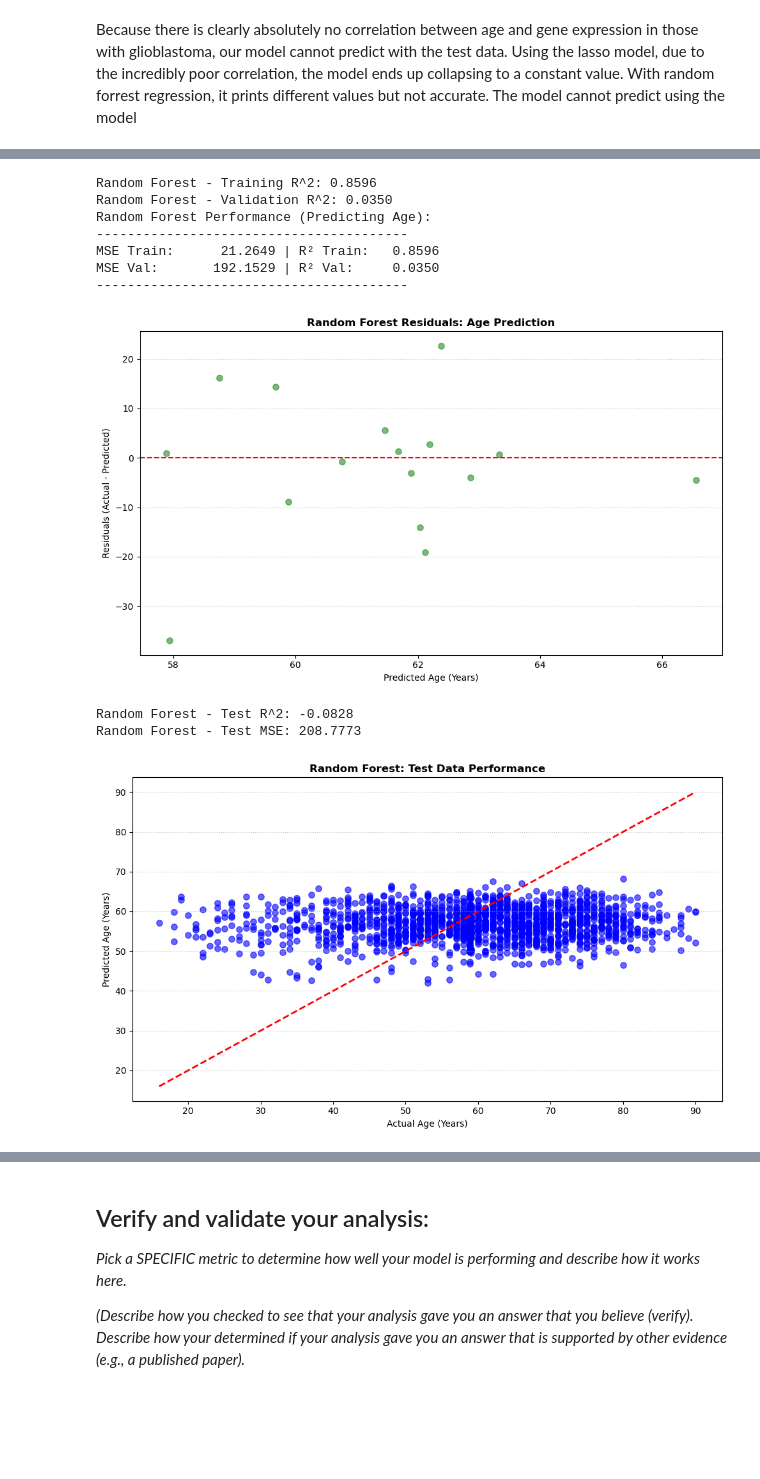
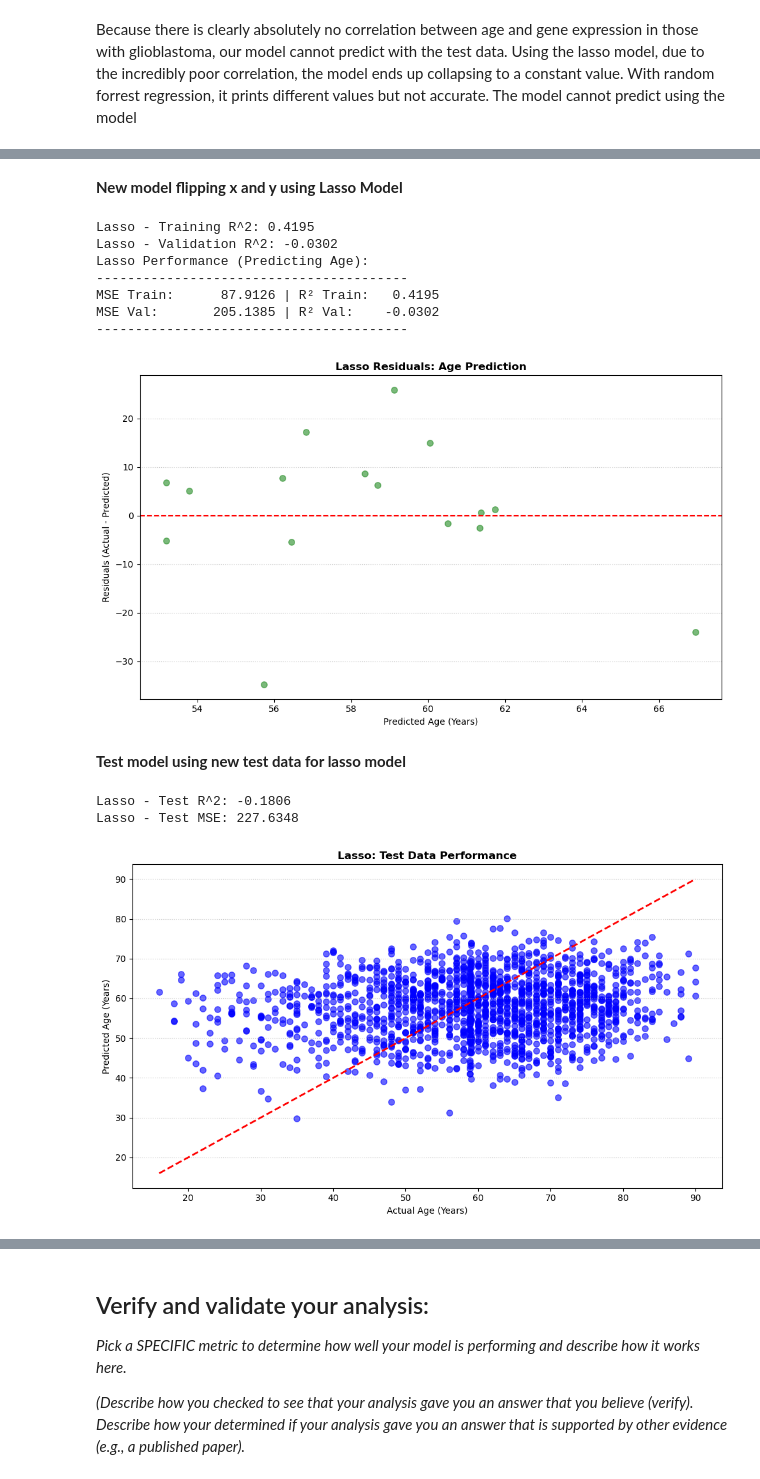
Before and after one commit to AbhiramRuthala/Module-4-Cancer, a Jupyter notebook: Module 4 Template-2 (3) (2).ipynb, the cells around one changed output, grey strips where cells are left out. Cells and saved outputs as stored; diff of their text form; code cells hidden in the pictures; blank space fills up the shorter version.

```diff
--- a/Module 4 Template-2 (3) (2).ipynb
+++ b/Module 4 Template-2 (3) (2).ipynb
@@ -472,3 +570,5 @@ Because there is clearly absolutely no correlation between age and gene expressi
+# %% [markdown]
+**New model flipping x and y using Lasso Model**
 # %%
 #So we need to flip around what we are predicting. Then you can build a single model on all the genes at once and see if they can predict age. Your random forest classifier is confused because age is not able to predict any one gene's expression. But perhaps the combination of all the genes can predict what age the patient was. So:switch X and Ydon't do a for loop over the genes, just run RandomForestRegressor oncefit to the training data and report the R^2predict on the validation data and report the R^2at this point, if it still does horribly, you might want to consider going back to a lasso model (just copy and paste the same code block and replace RandomForestRegressor with Lasso and updated parameters)finally, predict on test data set
 #flip X and Y so X equal to all the genes and Y equal to age
@@ -492,34 +592,33 @@ X = GBM_data.loc[gene_list].T.values  # Rows: Patients, Cols: Genes
 # X is gene expression, y is the age
 X_train, X_val, y_train, y_val = train_test_split(X, y, test_size=0.2, random_state=42)
 
-rf_model = RandomForestRegressor(n_estimators=200, random_state=42)
-rf_model.fit(X_train, y_train)
+lasso_model = Lasso(alpha=1.0, random_state=42)
+lasso_model.fit(X_train, y_train)
 
-rf_train_preds = rf_model.predict(X_train)
-rf_val_preds = rf_model.predict(X_val)
+lasso_train_preds = lasso_model.predict(X_train)
+lasso_val_preds = lasso_model.predict(X_val)
 
-print(f"Random Forest - Training R^2: {r2_score(y_train, rf_train_preds):.4f}")
-print(f"Random Forest - Validation R^2: {r2_score(y_val, rf_val_preds):.4f}")
+print(f"Lasso - Training R^2: {r2_score(y_train, lasso_train_preds):.4f}")
+print(f"Lasso - Validation R^2: {r2_score(y_val, lasso_val_preds):.4f}")
+#calculate mean square error for the model for both training and validation data
+mse_train = mean_squared_error(y_train, lasso_train_preds)
+mse_val = mean_squared_error(y_val, lasso_val_preds)
+r2_train = r2_score(y_train, lasso_train_preds)
+r2_val = r2_score(y_val, lasso_val_preds)
 
-#calculate mean square error for the model for both training and validation data
-mse_train = mean_squared_error(y_train, rf_train_preds)
-mse_val = mean_squared_error(y_val, rf_val_preds)
-r2_train = r2_score(y_train, rf_train_preds)
-r2_val = r2_score(y_val, rf_val_preds)
-
-print("Random Forest Performance (Predicting Age):")
+print("Lasso Performance (Predicting Age):")
 print(f"{'-'*40}")
 print(f"MSE Train: {mse_train:>12.4f} | R² Train: {r2_train:>8.4f}")
 print(f"MSE Val:   {mse_val:>12.4f} | R² Val:   {r2_val:>8.4f}")
 print(f"{'-'*40}")
 
 plt.figure(figsize=(10, 6))
-rf_residuals = y_val - rf_val_preds
+rf_residuals = y_val - lasso_val_preds
 
-plt.scatter(rf_val_preds, rf_residuals, color='forestgreen', alpha=0.6, s=45)
+plt.scatter(lasso_val_preds, rf_residuals, color='forestgreen', alpha=0.6, s=45)
 plt.axhline(0, color='red', linestyle='--', linewidth=1.5)
 
-plt.title('Random Forest Residuals: Age Prediction', fontweight='bold')
+plt.title('Lasso Residuals: Age Prediction', fontweight='bold')
 plt.xlabel('Predicted Age (Years)')
 plt.ylabel('Residuals (Actual - Predicted)')
 plt.grid(axis='y', linestyle=':', alpha=0.7)
@@ -527,44 +626,46 @@ plt.grid(axis='y', linestyle=':', alpha=0.7)
 plt.tight_layout()
 plt.show()
 # %% [output]
-Random Forest - Training R^2: 0.8596
-Random Forest - Validation R^2: 0.0350
-Random Forest Performance (Predicting Age):
+Lasso - Training R^2: 0.4195
+Lasso - Validation R^2: -0.0302
+Lasso Performance (Predicting Age):
 ----------------------------------------
-MSE Train:      21.2649 | R² Train:   0.8596
-MSE Val:       192.1529 | R² Val:     0.0350
+MSE Train:      87.9126 | R² Train:   0.4195
+MSE Val:       205.1385 | R² Val:    -0.0302
 ----------------------------------------
-[figure, old version]
+[figure, new version]
+# %% [markdown]
+**Test model using new test data for lasso model**
 # %%
 # test model using test data
 X_test = new_data.loc[gene_list].T.values
 y_test = pd.to_numeric(
     test_metadata.loc[new_data.columns, 'age_at_diagnosis'],
     errors='coerce'
 ).fillna(y.mean()).values
 
 # Predict on the test data
-y_test_pred = rf_model.predict(X_test)
+y_test_pred = lasso_model.predict(X_test)
 
 # Calculate and print the R^2 for the test data
 r2_test = r2_score(y_test, y_test_pred)
-print(f"Random Forest - Test R^2: {r2_test:.4f}")
+print(f"Lasso - Test R^2: {r2_test:.4f}")
 
 # Calculate and print the MSE for the test data
 mse_test = mean_squared_error(y_test, y_test_pred)
-print(f"Random Forest - Test MSE: {mse_test:.4f}")
+print(f"Lasso - Test MSE: {mse_test:.4f}")
 
 # Plot the test data
 plt.figure(figsize=(10, 6))
 plt.scatter(y_test, y_test_pred, color='blue', alpha=0.6, s=45)
 plt.plot([y_test.min(), y_test.max()], [y_test.min(), y_test.max()], 'r--', lw=2)
 plt.xlabel('Actual Age (Years)')
 plt.ylabel('Predicted Age (Years)')
-plt.title('Random Forest: Test Data Performance', fontweight='bold')
+plt.title('Lasso: Test Data Performance', fontweight='bold')
 plt.grid(axis='y', linestyle=':', alpha=0.7)
 plt.tight_layout()
 plt.show()
 # %% [output]
-Random Forest - Test R^2: -0.0828
-Random Forest - Test MSE: 208.7773
+Lasso - Test R^2: -0.1806
+Lasso - Test MSE: 227.6348
-[figure, old version]
+[figure, new version]
```
Also changed, not shown: parts of 11 cells of this notebook.
